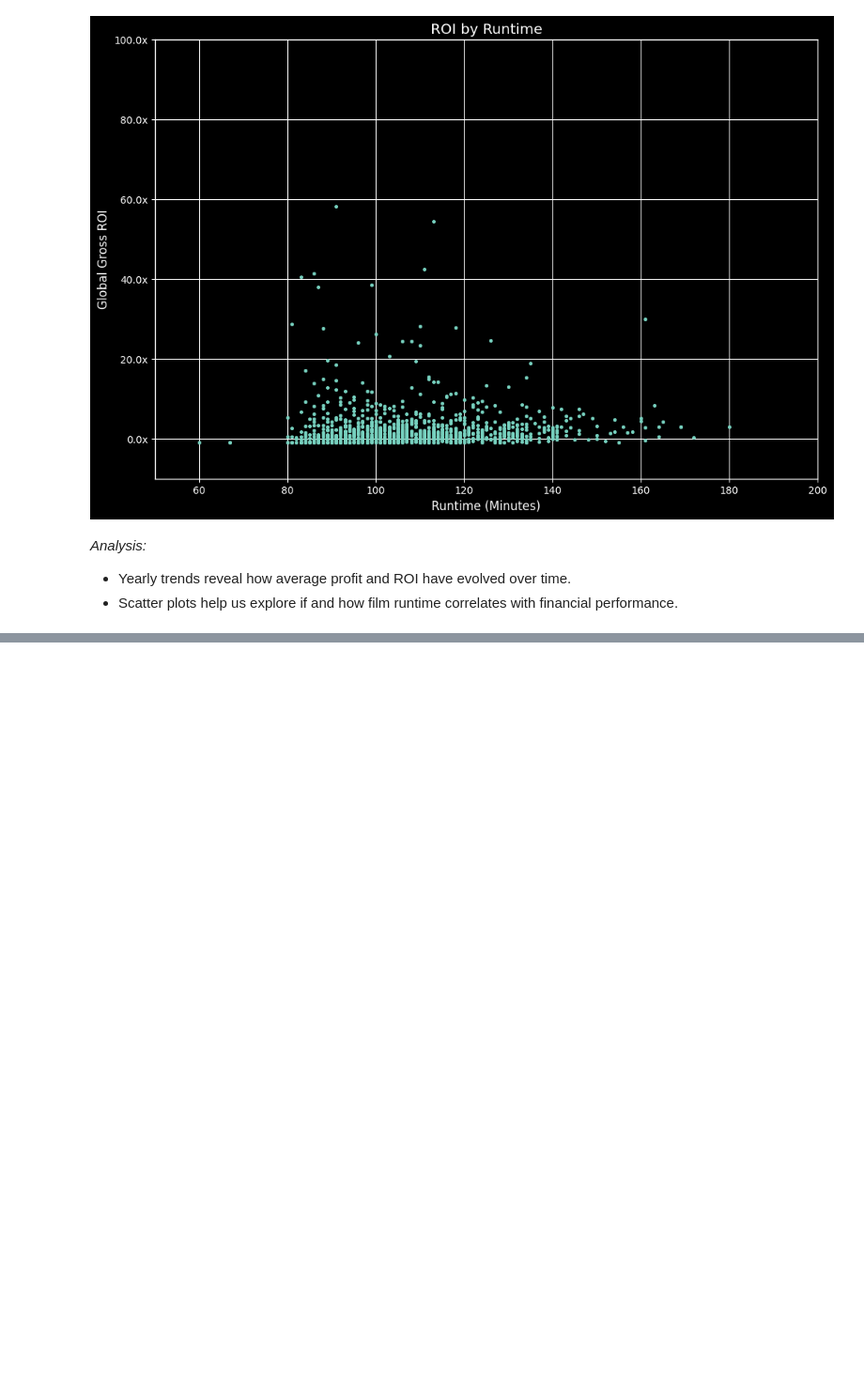
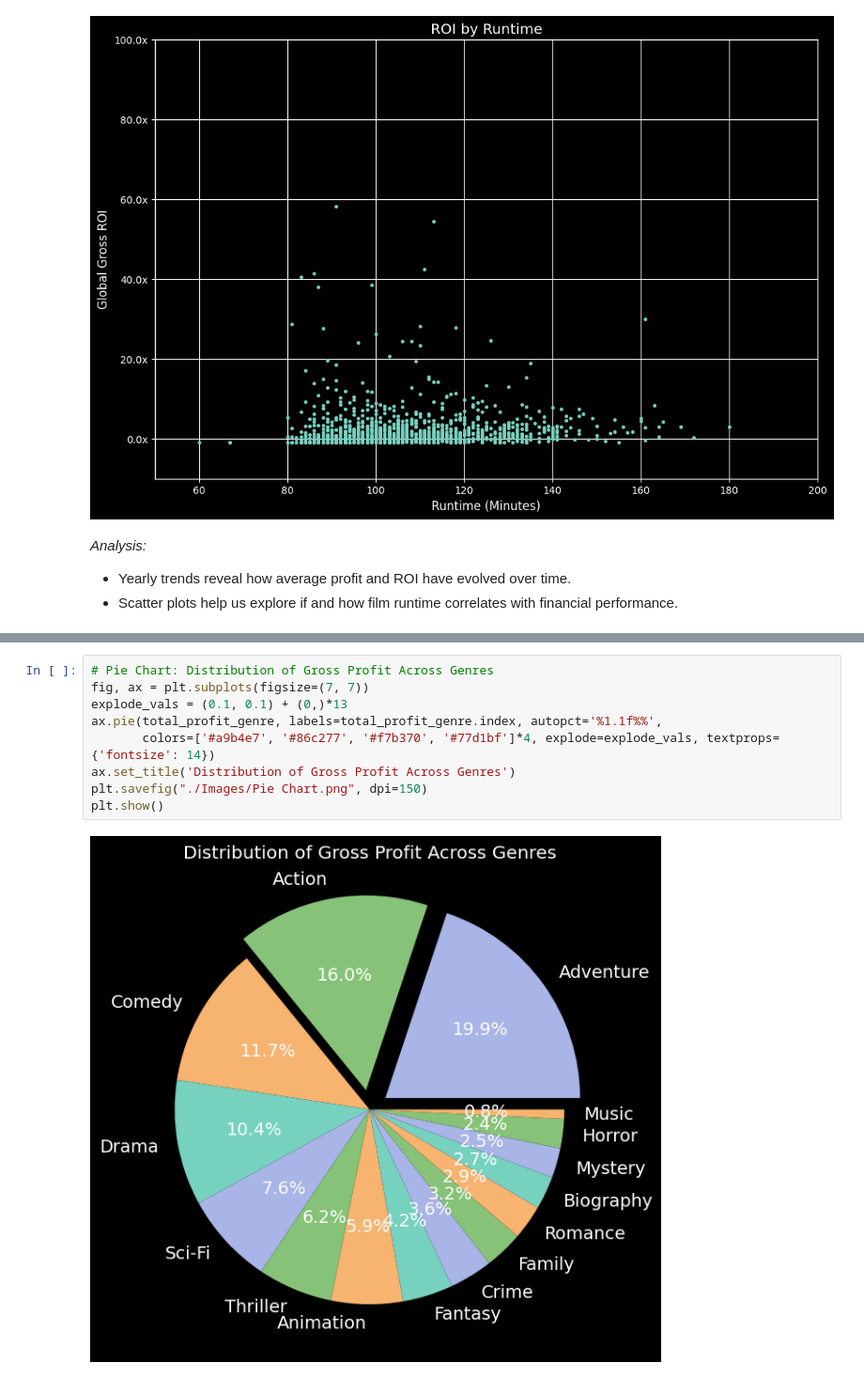
Before and after one commit to Pfuglo1/Movie-Analysis, a Jupyter notebook: Movie Analysis Project.ipynb, the cells around one changed output, grey strips where cells are left out. Shown at 94% size. Drawn from its saved outputs; the diff is of its cells as text; blank space fills up the shorter version.

```diff
--- a/Movie Analysis Project.ipynb
+++ b/Movie Analysis Project.ipynb
@@ -425,0 +489,11 @@ plt.show()
+# %%
+# Pie Chart: Distribution of Gross Profit Across Genres
+fig, ax = plt.subplots(figsize=(7, 7))
+explode_vals = (0.1, 0.1) + (0,)*13
+ax.pie(total_profit_genre, labels=total_profit_genre.index, autopct='%1.1f%%',
+       colors=['#a9b4e7', '#86c277', '#f7b370', '#77d1bf']*4, explode=explode_vals, textprops={'fontsize': 14})
+ax.set_title('Distribution of Gross Profit Across Genres')
+plt.savefig("./Images/Pie Chart.png", dpi=150)
+plt.show()
+# %% [output]
+[figure, added]
```
Also changed, not shown: parts of 22 cells of this notebook, 3 other files.
